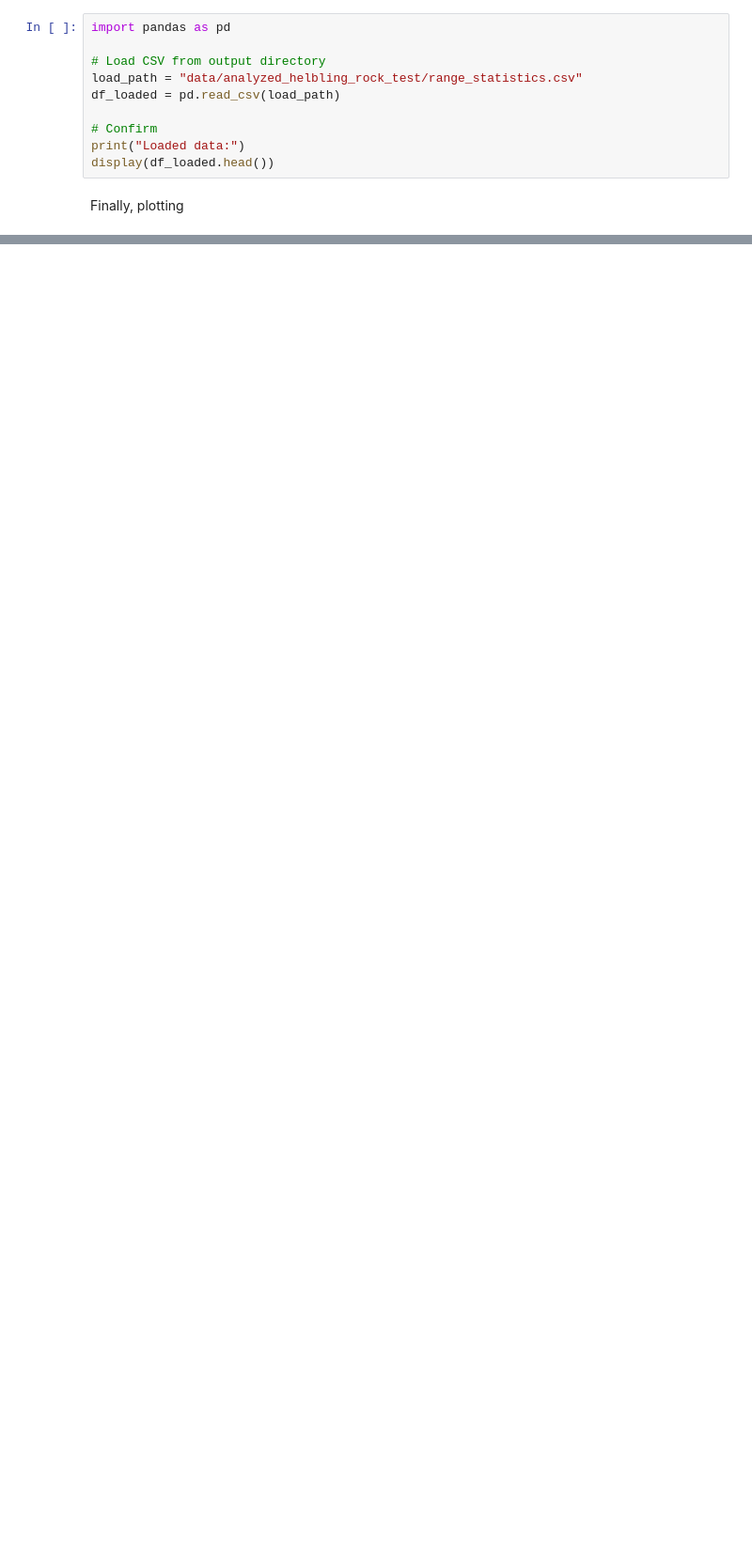
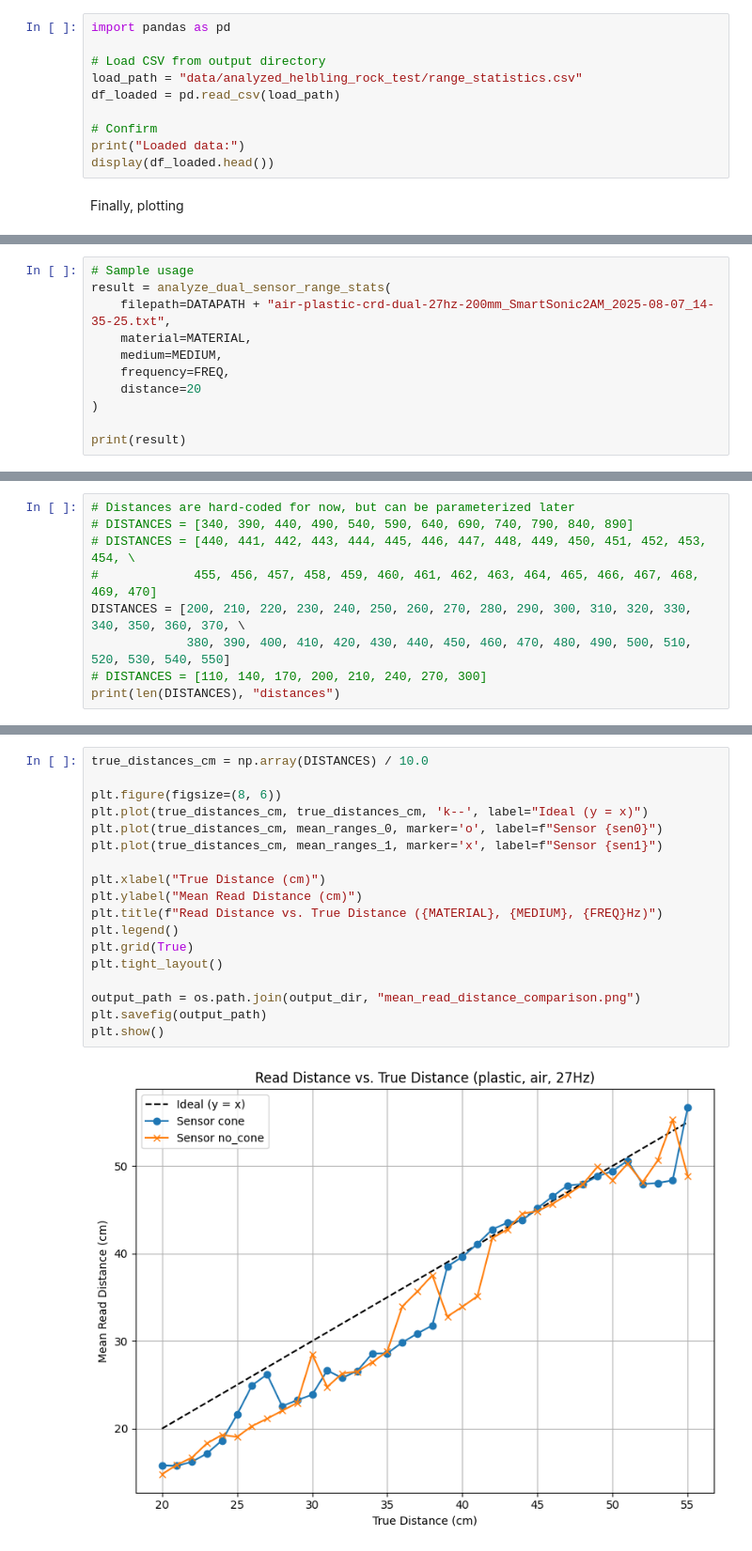
Before and after one commit to Helbling-Lab/ICU20201DataAnalysis, a Jupyter notebook: simple_plotter.ipynb, the cells around one changed output, grey strips where cells are left out. Shown: that part at 94% size. Drawn from its saved outputs; the diff is of its cells as text; blank space fills up the shorter version.

```diff
--- a/simple_plotter.ipynb
+++ b/simple_plotter.ipynb
@@ -245,0 +378,11 @@ plt.show()
+# %%
+# Sample usage
+result = analyze_dual_sensor_range_stats(
+    filepath=DATAPATH + "air-plastic-crd-dual-27hz-200mm_SmartSonic2AM_2025-08-07_14-35-25.txt",
+    material=MATERIAL,
+    medium=MEDIUM,
+    frequency=FREQ,
+    distance=20
+)
+
+print(result)
@@ -245,0 +391,9 @@ plt.show()
+# %%
+# Distances are hard-coded for now, but can be parameterized later
+# DISTANCES = [340, 390, 440, 490, 540, 590, 640, 690, 740, 790, 840, 890]
+# DISTANCES = [440, 441, 442, 443, 444, 445, 446, 447, 448, 449, 450, 451, 452, 453, 454, \
+#             455, 456, 457, 458, 459, 460, 461, 462, 463, 464, 465, 466, 467, 468, 469, 470]
+DISTANCES = [200, 210, 220, 230, 240, 250, 260, 270, 280, 290, 300, 310, 320, 330, 340, 350, 360, 370, \
+             380, 390, 400, 410, 420, 430, 440, 450, 460, 470, 480, 490, 500, 510, 520, 530, 540, 550]
+# DISTANCES = [110, 140, 170, 200, 210, 240, 270, 300]
+print(len(DISTANCES), "distances")
@@ -245,0 +515,20 @@ plt.show()
+# %%
+true_distances_cm = np.array(DISTANCES) / 10.0
+
+plt.figure(figsize=(8, 6))
+plt.plot(true_distances_cm, true_distances_cm, 'k--', label="Ideal (y = x)")
+plt.plot(true_distances_cm, mean_ranges_0, marker='o', label=f"Sensor {sen0}")
+plt.plot(true_distances_cm, mean_ranges_1, marker='x', label=f"Sensor {sen1}")
+
+plt.xlabel("True Distance (cm)")
+plt.ylabel("Mean Read Distance (cm)")
+plt.title(f"Read Distance vs. True Distance ({MATERIAL}, {MEDIUM}, {FREQ}Hz)")
+plt.legend()
+plt.grid(True)
+plt.tight_layout()
+
+output_path = os.path.join(output_dir, "mean_read_distance_comparison.png")
+plt.savefig(output_path)
+plt.show()
+# %% [output]
+[figure, added]
```
Also changed, not shown: parts of 22 cells of this notebook.
